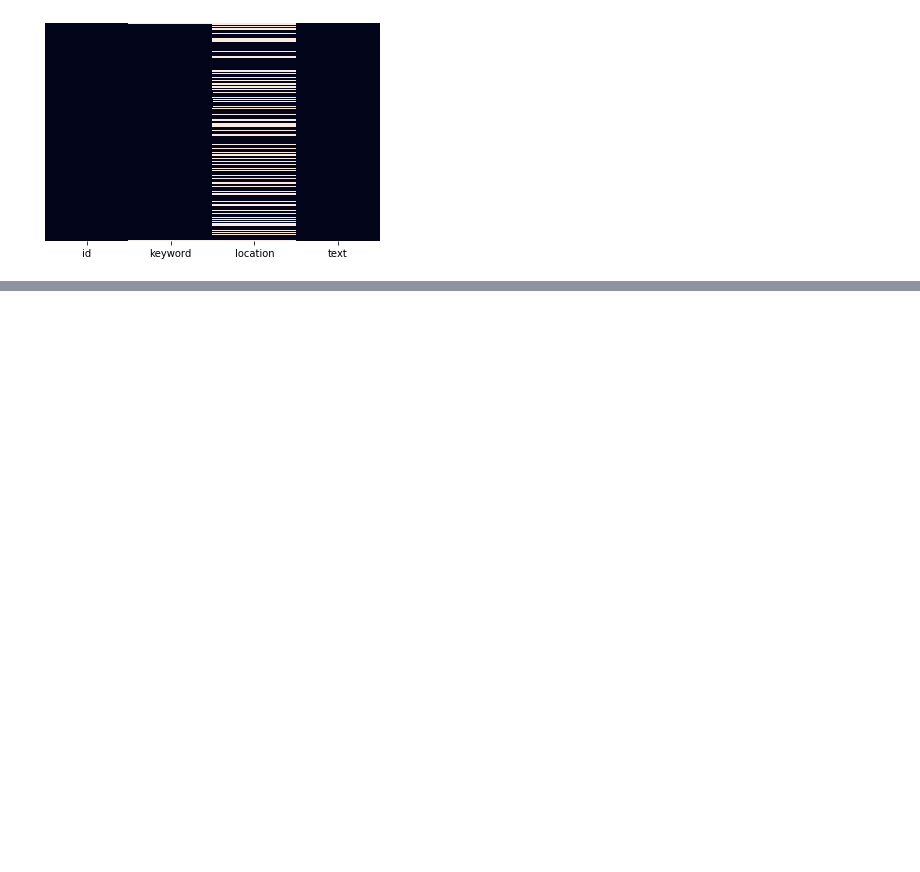
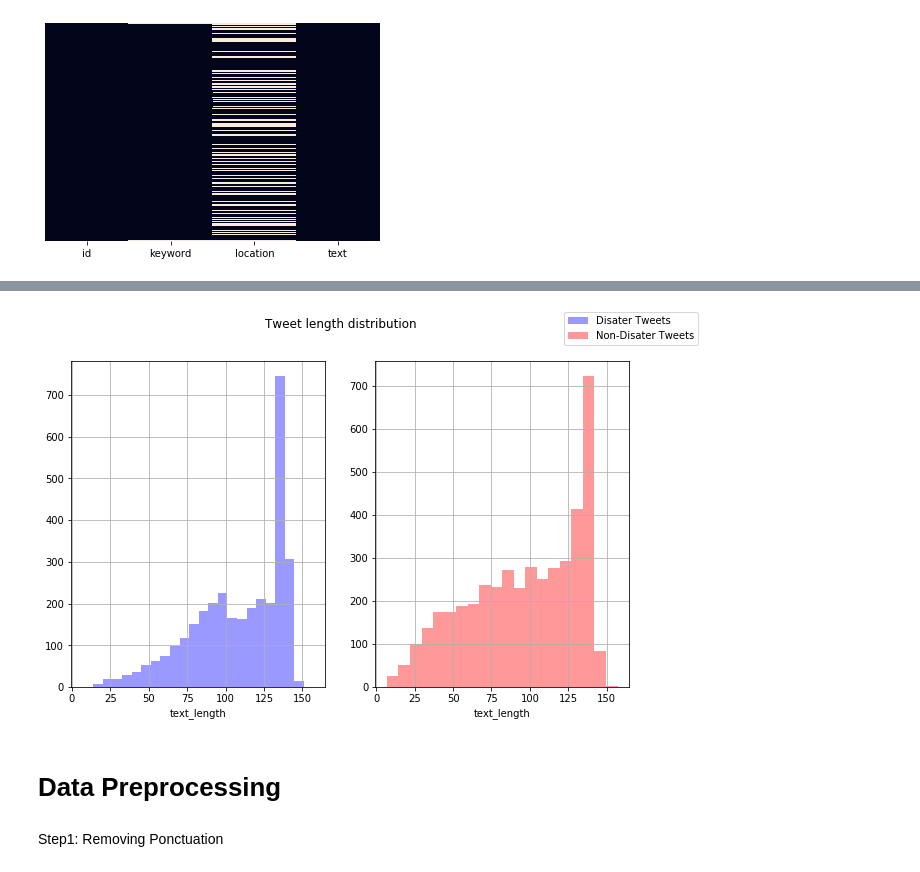
Before and after one commit to samira-ghodratnama/Detecting-Fake-News-In-Twitter, a Jupyter notebook: Fake News Detection Using Twitter Data_Disaster Detection.ipynb, the cells around one changed output, grey strips where cells are left out. Cells and saved outputs as stored; diff of their text form; code cells hidden in the pictures; blank space fills up the shorter version.

```diff
--- a/Fake News Detection Using Twitter Data_Disaster Detection.ipynb
+++ b/Fake News Detection Using Twitter Data_Disaster Detection.ipynb
@@ -191,0 +269,3 @@ Number of unique values in location = 3341 (Training) - 1602 (Test)
+# %%
+df_train['text_length'] = df_train['text'].apply(lambda x : len(x))
+df_train.head()
@@ -191,0 +279,16 @@ Number of unique values in location = 3341 (Training) - 1602 (Test)
+# %%
+#Create visualization of the distribution of text length in comparision to target feature
+f, (ax1, ax2) = plt.subplots(1, 2, sharex=True,figsize=(10,6))
+sns.distplot(df_train[(df_train['target'] == 1)]['text_length'], ax=ax1, kde=False, color='blue',label='Disater Tweets')
+sns.distplot(df_train[(df_train['target'] == 0)]['text_length'],ax=ax2, kde=False, color='red',label='Non-Disater Tweets');
+f.suptitle('Tweet length distribution')
+f.legend(loc='upper right')
+ax1.grid()
+ax2.grid()
+plt.show()
+# %% [output]
+[figure, added]
+# %% [markdown]
+# Data Preprocessing
+# %% [markdown]
+Step1: Removing Ponctuation
```
Also changed, not shown: parts of 15 cells of this notebook.
